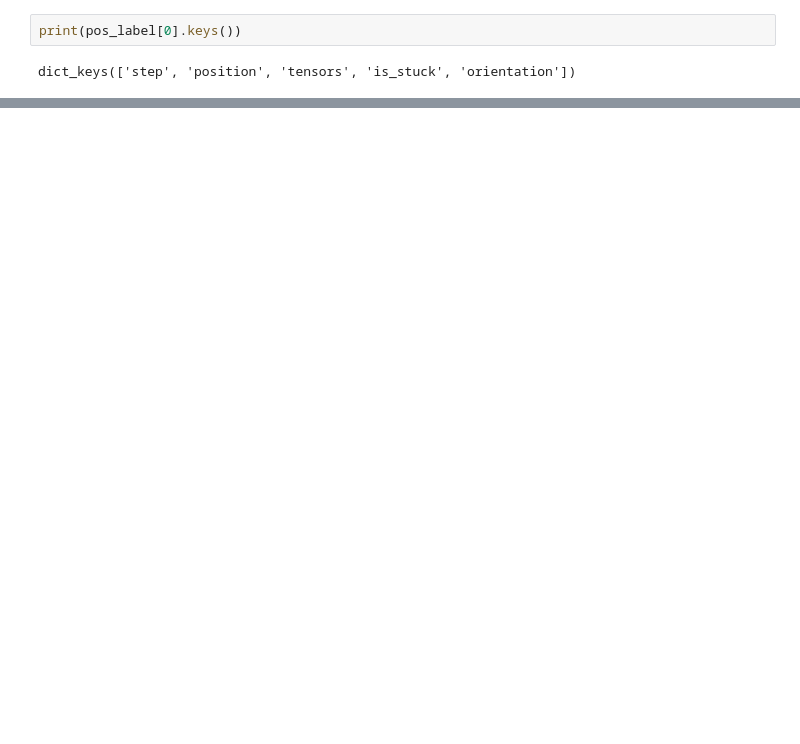
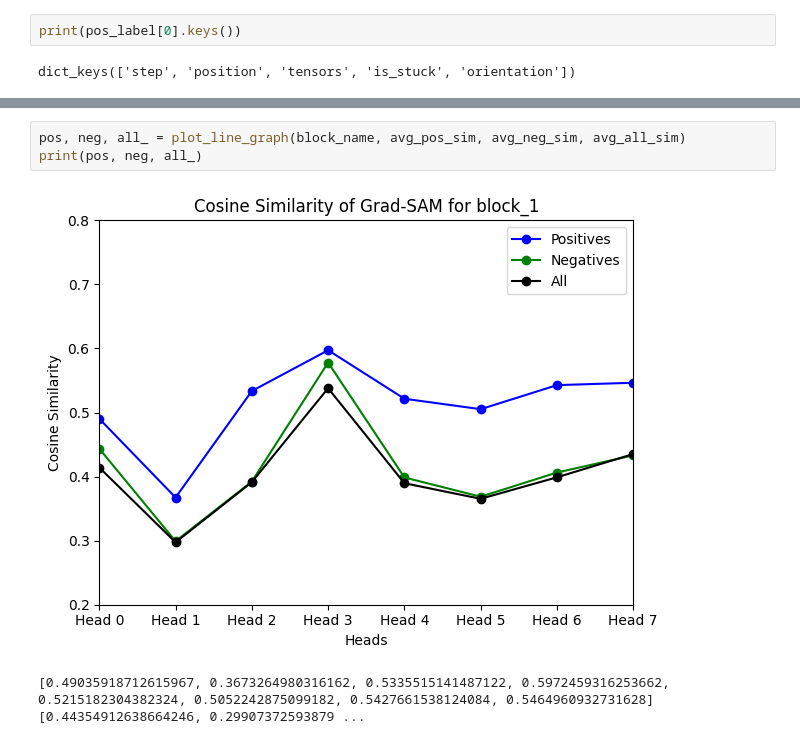
Before and after one commit to henriklarsen28/XAI-gridcells-master, a Jupyter notebook: agent/grad_sam/block_1.ipynb, the cells around one changed output, grey strips where cells are left out. Saved outputs shown, nothing was run; the diff lists cells and outputs as text; blank space fills up the shorter version.

```diff
--- a/agent/grad_sam/block_1.ipynb
+++ b/agent/grad_sam/block_1.ipynb
@@ -80,0 +78,6 @@ TypeError: list indices must be integers or slices, not str
+# %%
+pos, neg, all_ = plot_line_graph(block_name, avg_pos_sim, avg_neg_sim, avg_all_sim)
+print(pos, neg, all_)
+# %% [output]
+[figure, added]
+[0.49035918712615967, 0.3673264980316162, 0.5335515141487122, 0.5972459316253662, 0.5215182304382324, 0.5052242875099182, 0.5427661538124084, 0.5464960932731628] [0.44354912638664246, 0.29907372593879 ...
```
Also changed, not shown: parts of 6 cells of this notebook, 7 other files.
